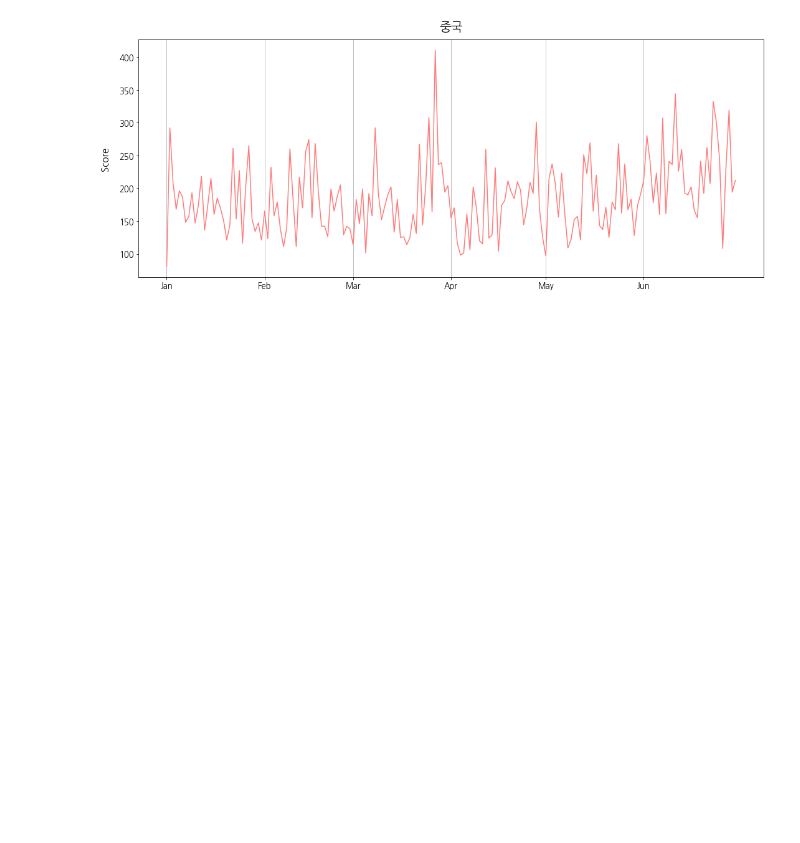
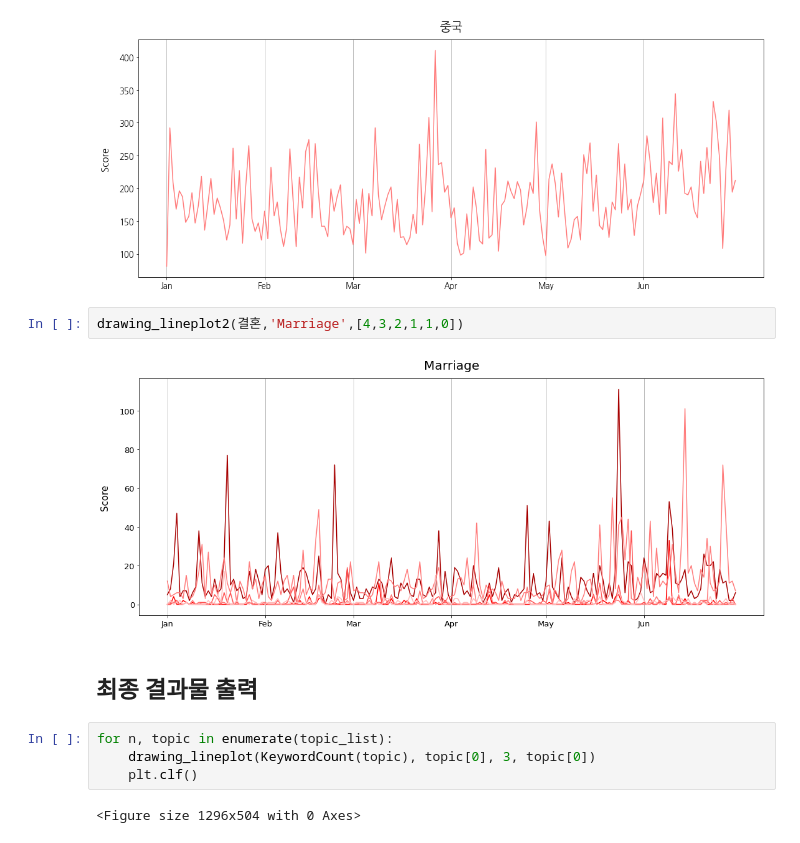
Before and after one commit to JourneyKo/ssodam, a Jupyter notebook: ssodam2021_Topic_Analysis_and_Visualization.ipynb, the cells around one changed output. Saved outputs shown, nothing was run; the diff lists cells and outputs as text; blank space fills up the shorter version.

```diff
--- a/ssodam2021_Topic_Analysis_and_Visualization.ipynb
+++ b/ssodam2021_Topic_Analysis_and_Visualization.ipynb
@@ -164,3 +155,15 @@ drawing_lineplot(df_A, '학점', 0)
 drawing_lineplot(df_B, '중국', 1)
 # %% [output]
 [figure]
+# %%
+drawing_lineplot2(결혼,'Marriage',[4,3,2,1,1,0])
+# %% [output]
+[figure, added]
+# %% [markdown]
+## 최종 결과물 출력
+# %%
+for n, topic in enumerate(topic_list):
+    drawing_lineplot(KeywordCount(topic), topic[0], 3, topic[0])
+    plt.clf()
+# %% [output]
+<Figure size 1296x504 with 0 Axes>
```
Also changed, not shown: parts of 6 cells of this notebook, 19 other files.
